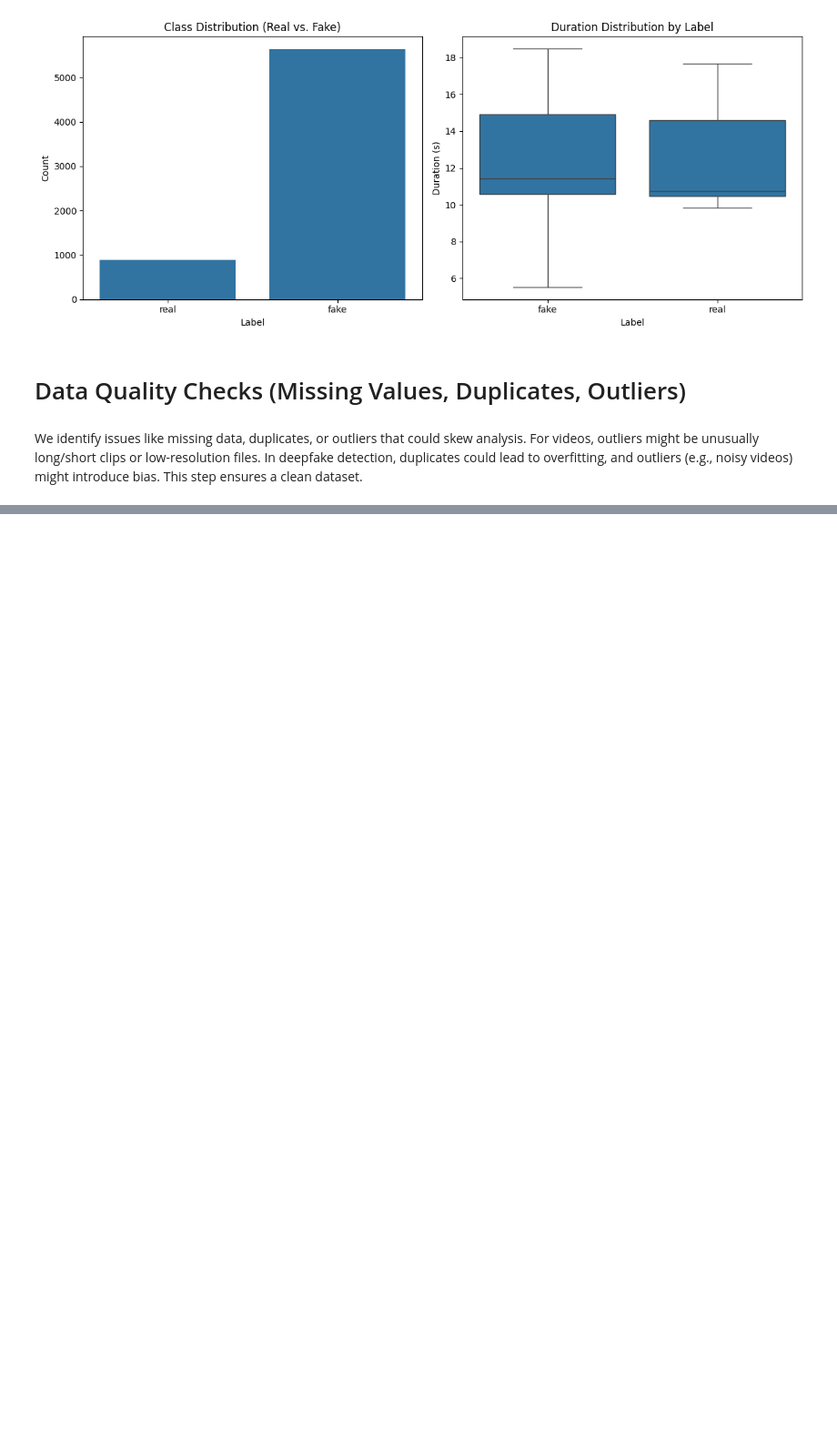
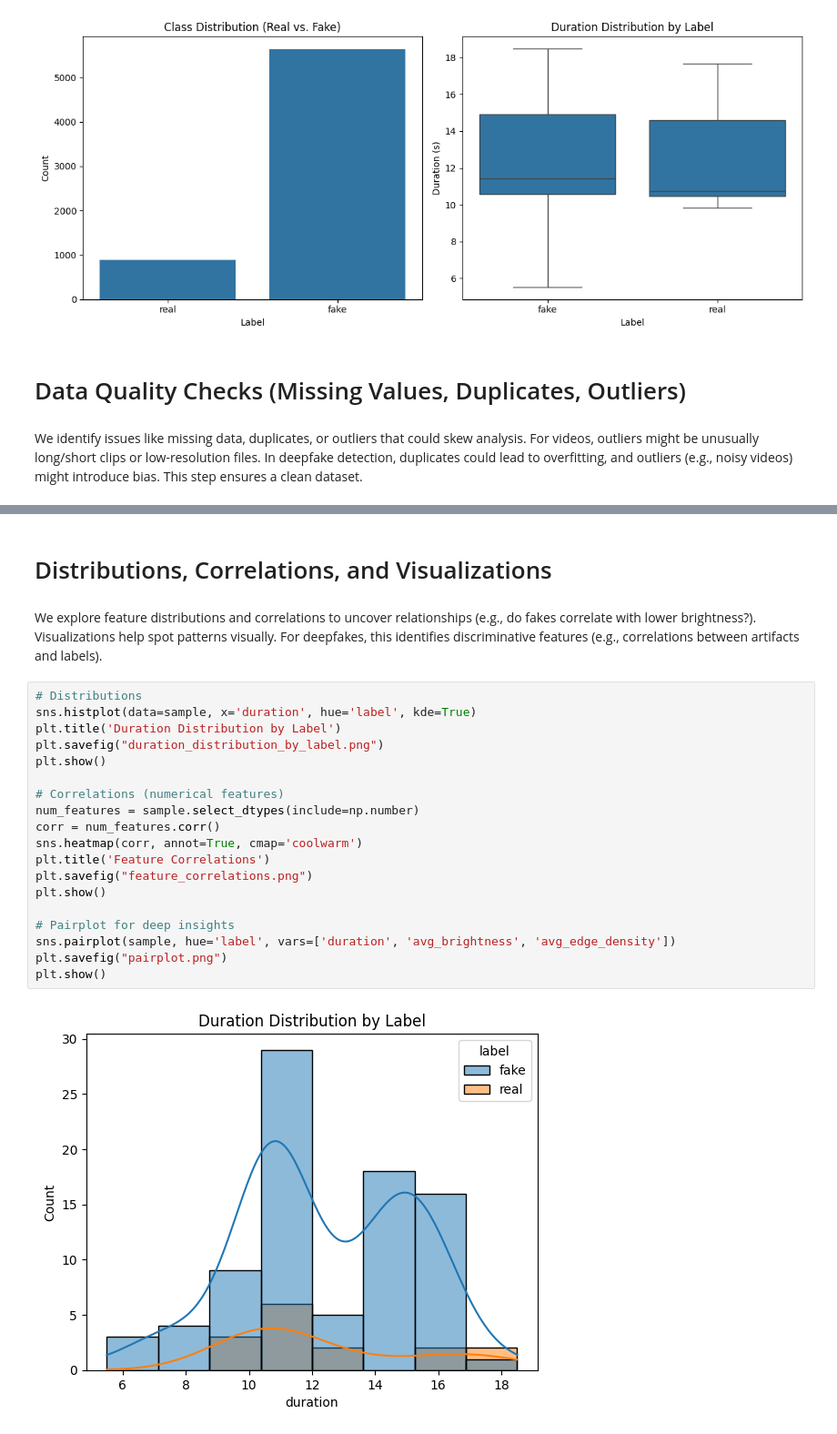
Before and after one commit to lukas0173/Deepfake-Detection, a Jupyter notebook: dataset/dataset-analysis.ipynb, the cells around one changed output, grey strips where cells are left out. Shown: that part at 91% size. Saved outputs shown, nothing was run; the diff lists cells and outputs as text; blank space fills up the shorter version.

```diff
--- a/dataset/dataset-analysis.ipynb
+++ b/dataset/dataset-analysis.ipynb
@@ -204,0 +249,25 @@ For example, when doing 'df[col].method(value, inplace=True)', try using 'df.met
+# %% [markdown]
+# Distributions, Correlations, and Visualizations
+# %% [markdown]
+We explore feature distributions and correlations to uncover relationships (e.g., do fakes correlate with lower brightness?). Visualizations help spot patterns visually. For deepfakes, this identifies discriminative features (e.g., correlations between artifacts and labels).
+# %%
+# Distributions
+sns.histplot(data=sample, x='duration', hue='label', kde=True)
+plt.title('Duration Distribution by Label')
+plt.savefig("duration_distribution_by_label.png")
+plt.show()
+
+# Correlations (numerical features)
+num_features = sample.select_dtypes(include=np.number)
+corr = num_features.corr()
+sns.heatmap(corr, annot=True, cmap='coolwarm')
+plt.title('Feature Correlations')
+plt.savefig("feature_correlations.png")
+plt.show()
+
+# Pairplot for deep insights
+sns.pairplot(sample, hue='label', vars=['duration', 'avg_brightness', 'avg_edge_density'])
+plt.savefig("pairplot.png")
+plt.show()
+# %% [output]
+[figure, added]
```
Also changed, not shown: parts of 8 cells of this notebook, 5 other files.
